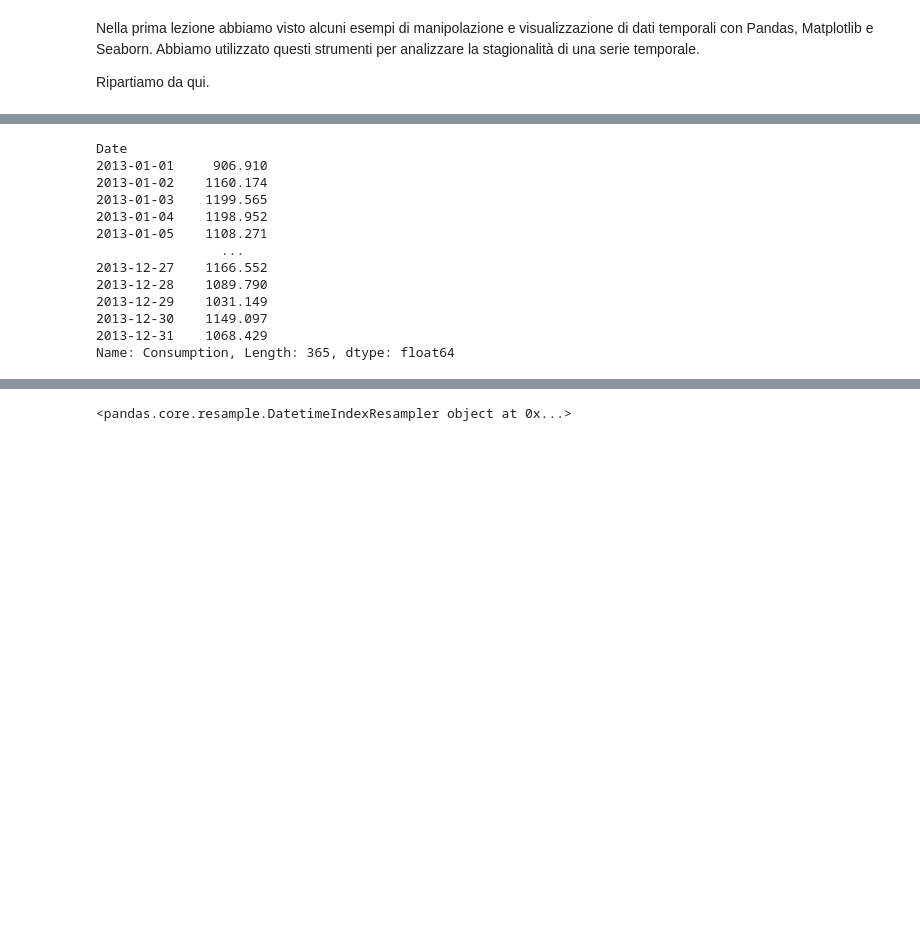
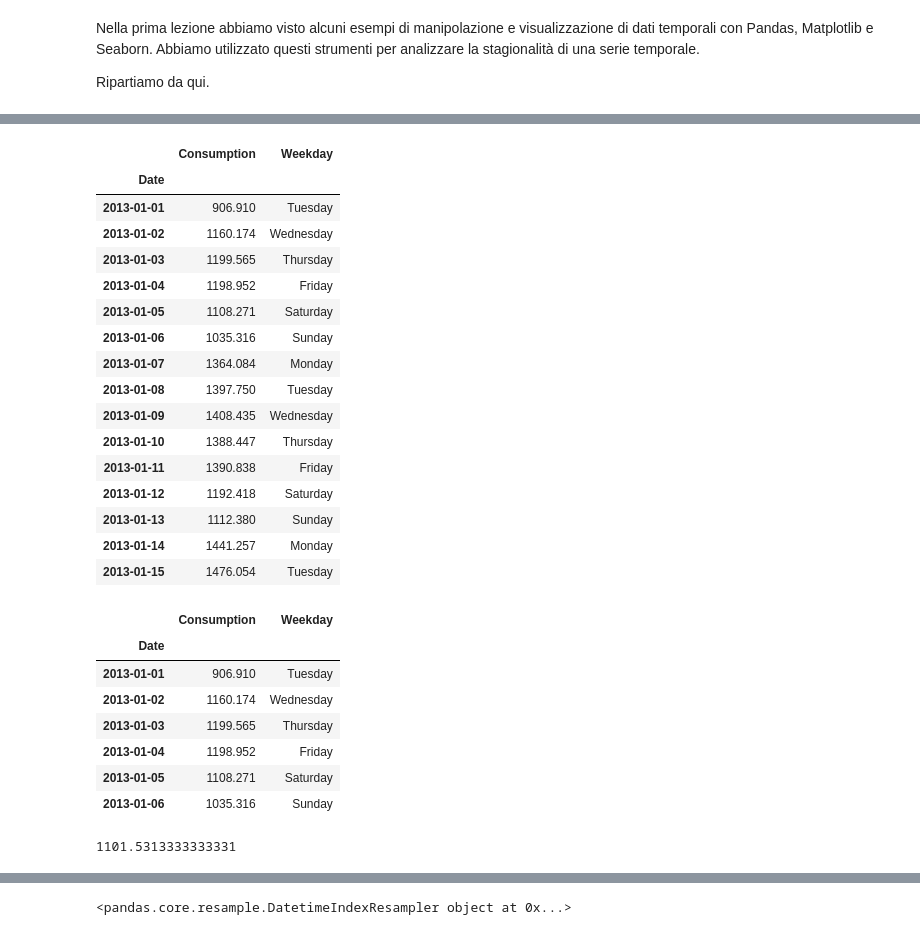
Before and after one commit to fbagattini/Lezioni, a Jupyter notebook: Analisi e Forecast di Serie Temporali con Python - Parte II.ipynb, the cells around one changed output, grey strips where cells are left out. Cells and saved outputs as stored; diff of their text form; code cells hidden in the pictures; blank space fills up the shorter version.

```diff
--- a/Analisi e Forecast di Serie Temporali con Python - Parte II.ipynb
+++ b/Analisi e Forecast di Serie Temporali con Python - Parte II.ipynb
@@ -52,16 +54,35 @@ Il downsampling è un altro strumento valido per analizzare la stagionalità di
+# %%
+df[['Consumption', 'Weekday']]['2013'].head(15)
+# %% [output]
+|  | Consumption | Weekday |
+| Date |  |  |
+| 2013-01-01 | 906.910 | Tuesday |
+| 2013-01-02 | 1160.174 | Wednesday |
+| 2013-01-03 | 1199.565 | Thursday |
+| 2013-01-04 | 1198.952 | Friday |
+| 2013-01-05 | 1108.271 | Saturday |
+| 2013-01-06 | 1035.316 | Sunday |
+| 2013-01-07 | 1364.084 | Monday |
+| 2013-01-08 | 1397.750 | Tuesday |
+| 2013-01-09 | 1408.435 | Wednesday |
+| 2013-01-10 | 1388.447 | Thursday |
+| 2013-01-11 | 1390.838 | Friday |
+| 2013-01-12 | 1192.418 | Saturday |
+| 2013-01-13 | 1112.380 | Sunday |
+| 2013-01-14 | 1441.257 | Monday |
+| 2013-01-15 | 1476.054 | Tuesday |
 # %%
-df['Consumption']['2013']
+df[['Consumption', 'Weekday']]['2013'][:6]
 # %% [output]
-Date
-2013-01-01     906.910
-2013-01-02    1160.174
-2013-01-03    1199.565
-2013-01-04    1198.952
-2013-01-05    1108.271
-                ...
-2013-12-27    1166.552
-2013-12-28    1089.790
-2013-12-29    1031.149
-2013-12-30    1149.097
-2013-12-31    1068.429
-Name: Consumption, Length: 365, dtype: float64
+|  | Consumption | Weekday |
+| Date |  |  |
+| 2013-01-01 | 906.910 | Tuesday |
+| 2013-01-02 | 1160.174 | Wednesday |
+| 2013-01-03 | 1199.565 | Thursday |
+| 2013-01-04 | 1198.952 | Friday |
+| 2013-01-05 | 1108.271 | Saturday |
+| 2013-01-06 | 1035.316 | Sunday |
+# %%
+df['Consumption']['2013'][:6].mean()
+# %% [output]
+1101.5313333333331
```
Also changed, not shown: parts of 20 cells of this notebook.
